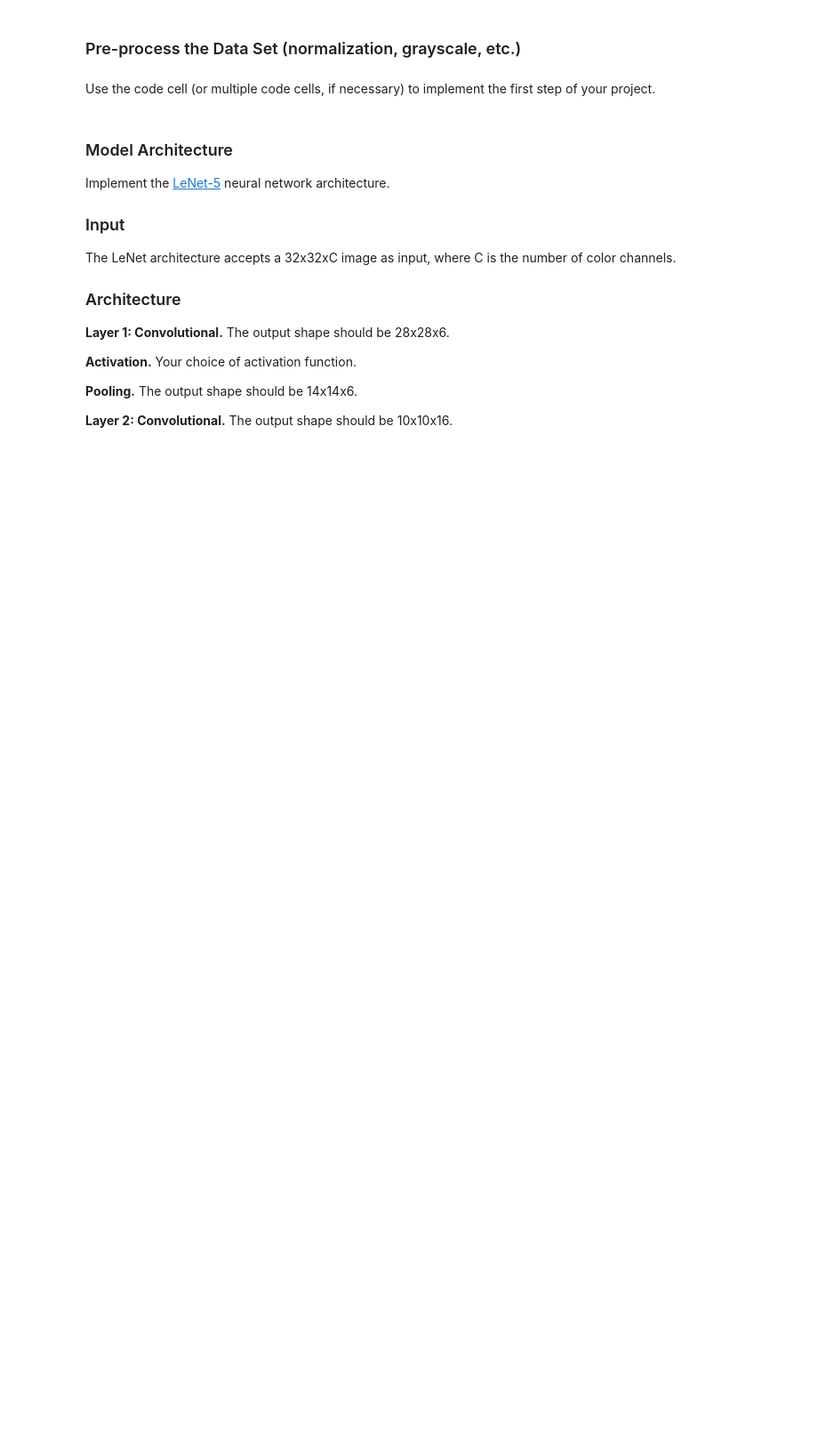
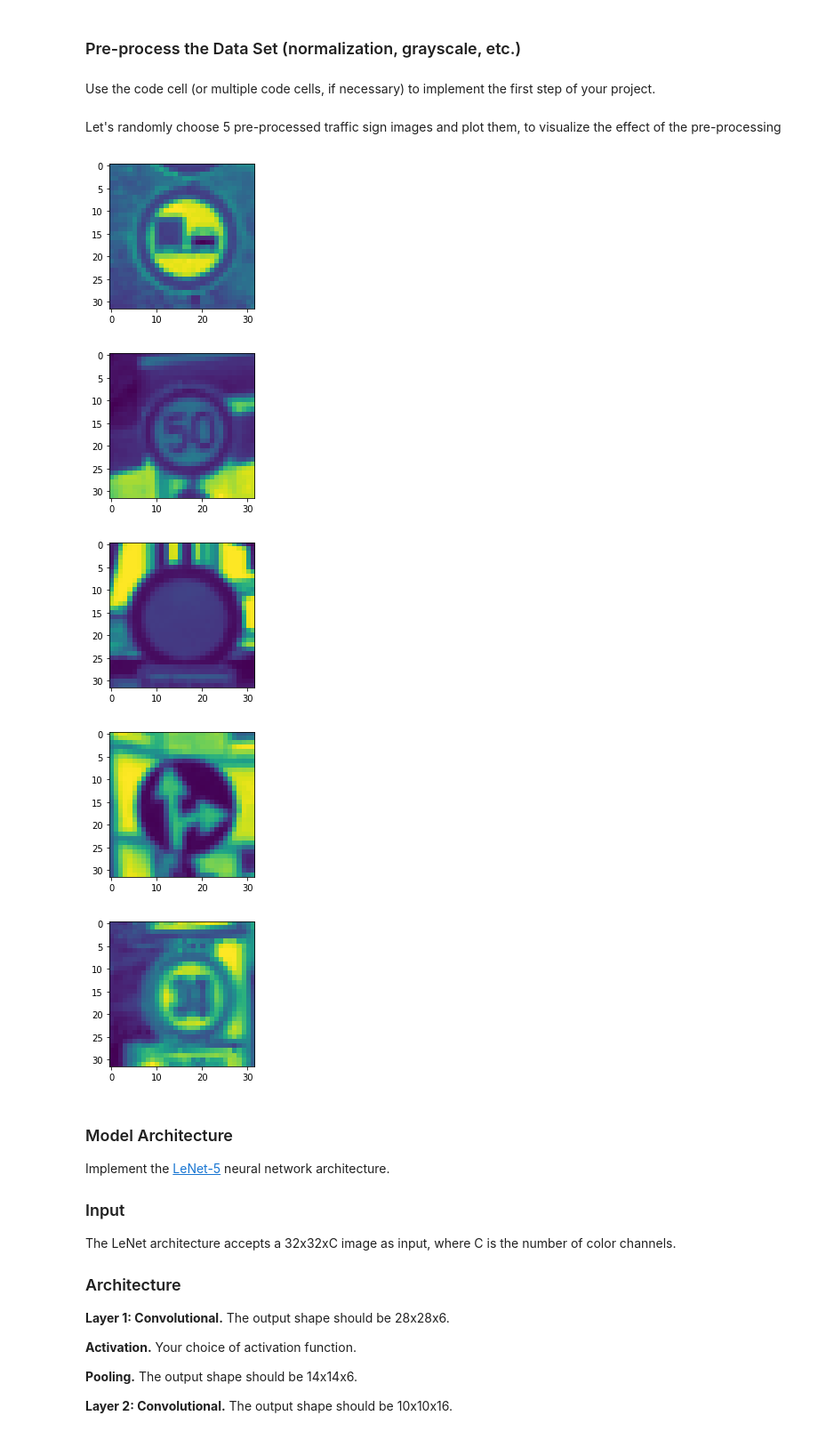
Before and after one commit to vinny-palumbo/AutonomousCars-TrafficSignClassification, a Jupyter notebook: Traffic_Sign_Classifier.ipynb, the cells around one changed output. Shown at 89% size. Cells and saved outputs as stored; diff of their text form; code cells hidden in the pictures; blank space fills up the shorter version.

Commit message:
Add visualization of training and validation accuracies throughout the epochs. Display 5 random preprocessed images

```diff
--- a/Traffic_Sign_Classifier.ipynb
+++ b/Traffic_Sign_Classifier.ipynb
@@ -220,6 +220,21 @@ X_valid = grayscale(X_valid)
 X_valid = X_valid[..., newaxis]
 X_test = grayscale(X_test)
 X_test = X_test[..., newaxis]
+# %% [markdown]
+Let's randomly choose 5 pre-processed traffic sign images and plot them, to visualize the effect of the pre-processing
+# %%
+# Randomly display 5 images from the training examples after pre-processing
+for i in range(5):
+    index = random.randint(0, len(X_train))
+    image = X_train[index].squeeze()
+    plt.figure(figsize=(3,3))
+    plt.imshow(image)
+# %% [output]
+[figure, added]
+[figure, added]
+[figure, added]
+[figure, added]
+[figure, added]
 # %% [markdown]
 ### Model Architecture
 
```
Also changed, not shown: parts of 5 cells of this notebook.
